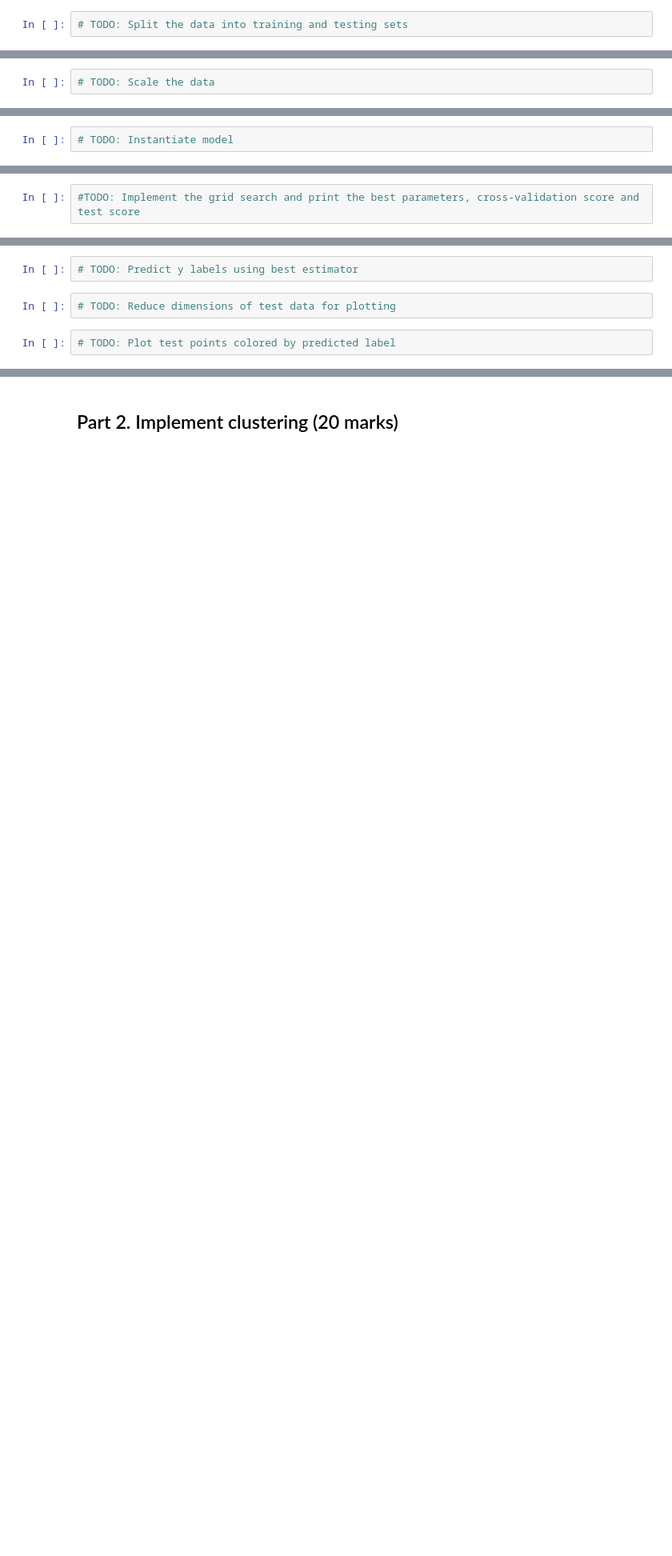
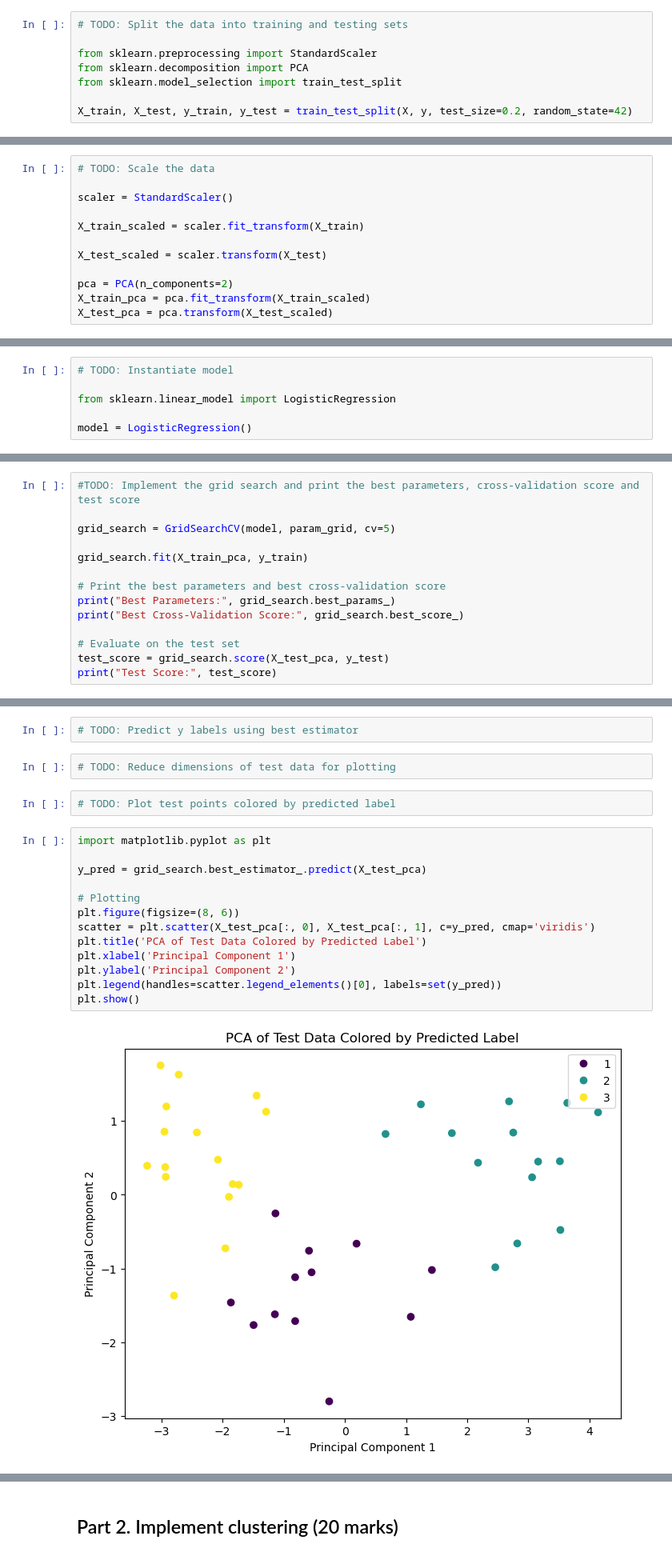
Before and after one commit to yvashisht/ENSF611, a Jupyter notebook: Assignment 5.ipynb, the cells around one changed output, grey strips where cells are left out. Shown at 80% size. Drawn from its saved outputs; the diff is of its cells as text; blank space fills up the shorter version.

```diff
--- a/Assignment 5.ipynb
+++ b/Assignment 5.ipynb
@@ -35,5 +61,11 @@ To preprocess the data, we will need to scale the data. Which scaler would you s
 Before we implement the scaler, we need to split the data into training and testing sets first.
 # %%
 # TODO: Split the data into training and testing sets
+
+from sklearn.preprocessing import StandardScaler
+from sklearn.decomposition import PCA
+from sklearn.model_selection import train_test_split
+
+X_train, X_test, y_train, y_test = train_test_split(X, y, test_size=0.2, random_state=42)
 # %%
 # TODO: Print the shape of the training feature matrix and target vector
@@ -41,3 +79,13 @@ Before we implement the scaler, we need to split the data into training and test
 Now that we have our training data, we can implement our selected scaler.
 # %%
 # TODO: Scale the data
+
+scaler = StandardScaler()
+
+X_train_scaled = scaler.fit_transform(X_train)
+
+X_test_scaled = scaler.transform(X_test)
+
+pca = PCA(n_components=2)
+X_train_pca = pca.fit_transform(X_train_scaled)
+X_test_pca = pca.transform(X_test_scaled)
@@ -47,6 +97,10 @@ Now that we have our training data, we can implement our selected scaler.
 The next step is to instantiate our selected model. In this case, we will be using `LogisticRegression()`
 # %%
 # TODO: Instantiate model
+
+from sklearn.linear_model import LogisticRegression
+
+model = LogisticRegression()
 # %% [markdown]
 ### Step 4: Validation (2 marks)
 # %% [markdown]
@@ -56,3 +112,15 @@ param_grid = {'C': [0.01, 0.1, 1.0, 10.0],
              'fit_intercept': [True, False]}
 # %%
 #TODO: Implement the grid search and print the best parameters, cross-validation score and test score
+
+grid_search = GridSearchCV(model, param_grid, cv=5)
+
+grid_search.fit(X_train_pca, y_train)
+
+# Print the best parameters and best cross-validation score
+print("Best Parameters:", grid_search.best_params_)
+print("Best Cross-Validation Score:", grid_search.best_score_)
+
+# Evaluate on the test set
+test_score = grid_search.score(X_test_pca, y_test)
+print("Test Score:", test_score)
@@ -66,6 +138,21 @@ Now you can visualize the results from Step 4 using PCA. Use the best parameters
 # TODO: Reduce dimensions of test data for plotting
 # %%
 # TODO: Plot test points colored by predicted label
+# %%
+import matplotlib.pyplot as plt
+
+y_pred = grid_search.best_estimator_.predict(X_test_pca)
+
+# Plotting
+plt.figure(figsize=(8, 6))
+scatter = plt.scatter(X_test_pca[:, 0], X_test_pca[:, 1], c=y_pred, cmap='viridis')
+plt.title('PCA of Test Data Colored by Predicted Label')
+plt.xlabel('Principal Component 1')
+plt.ylabel('Principal Component 2')
+plt.legend(handles=scatter.legend_elements()[0], labels=set(y_pred))
+plt.show()
+# %% [output]
+[figure, added]
 # %% [markdown]
 #### Questions (4 marks)
 
```
Also changed, not shown: parts of 22 cells of this notebook.
